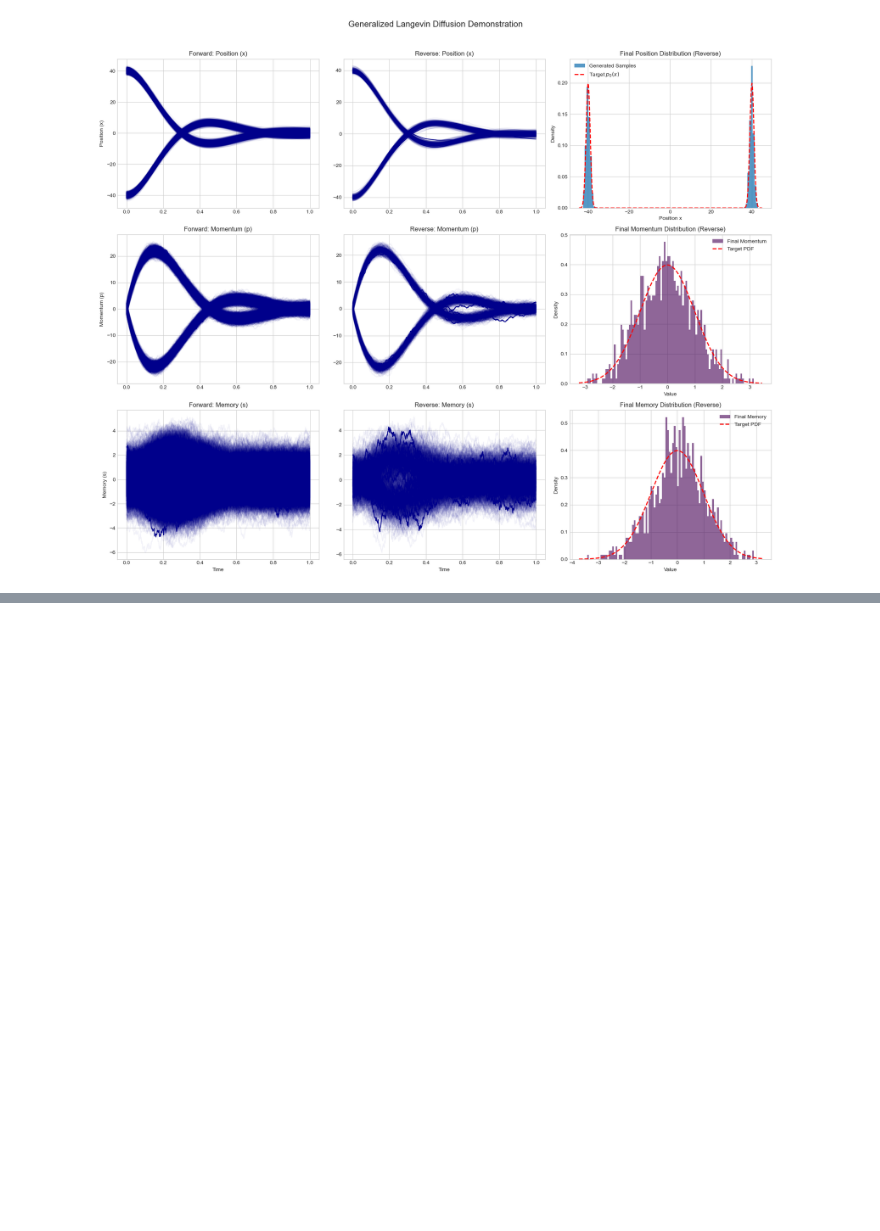
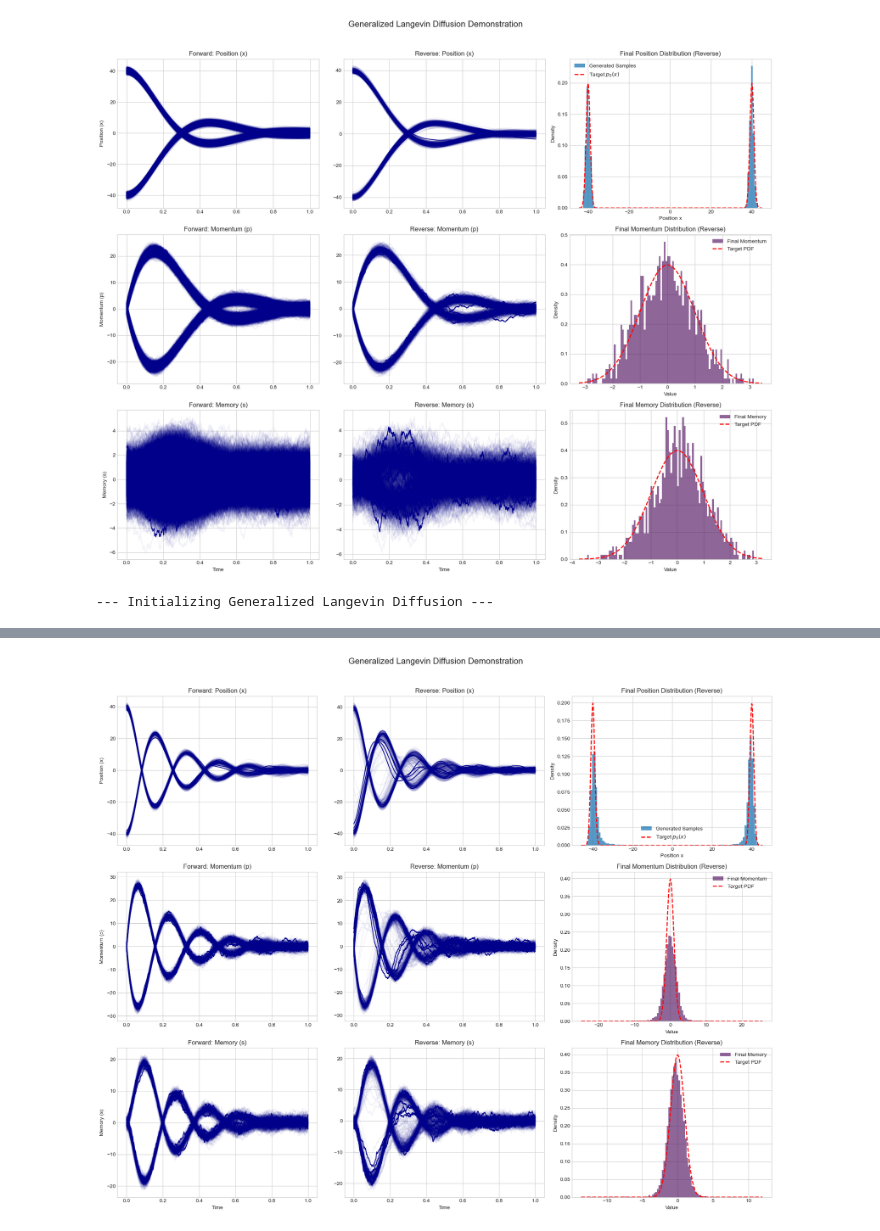
Before and after one commit to rajit906/GeneralizedLangevinDiffusion, a Jupyter notebook: gld/gmm/train.ipynb, the cells around one changed output, grey strips where cells are left out. Drawn from its saved outputs; the diff is of its cells as text; code cells hidden in the pictures; blank space fills up the shorter version.

```diff
--- a/gld/gmm/train.ipynb
+++ b/gld/gmm/train.ipynb
@@ -187,3 +187,52 @@ n_plot, n_hist = 5000, 1000
 _ = gld.run_demonstration(n_plot, n_hist, score_model=None)
 # %% [output]
 [figure]
+# %%
+# Increase beta to 24 * sqrt(M) here.
+import os
+import torch
+import matplotlib.pyplot as plt
+from diffusion.gld import GeneralizedLangevinDiffusion
+from models import GLDScoreNetwork
+
+# --- Define Gaussian Mixture Model (GMM) parameters ---
+GMM_PARAMS = {
+    "weights": [0.5, 0.5],
+    "means": [-40., 40.],
+    "stds": [1., 1.]
+}
+n_plot, n_hist = 500, 10000
+
+# --- Initialize GLD ---
+gld = GeneralizedLangevinDiffusion(GMM_PARAMS, inttype= 'sscs2', gamma=1., lambda_val=1., c_val=0.9, M=1., n_steps=1000)
+save_dir = "checkpoints/gld"
+checkpoint_path = f"{save_dir}/score_net_final.pt"
+train = True
+if train:
+    os.makedirs(save_dir, exist_ok=True)
+    model, losses = gld.train_score_network_hsm(
+        GLDScoreNetwork, n_epochs=25, batch_size=128, lr=1e-4
+    )
+
+    torch.save(model.state_dict(), checkpoint_path)
+
+    plt.figure(figsize=(8, 5))
+    plt.plot(range(1, len(losses)+1), losses, lw=2)
+    plt.xlabel("Epoch")
+    plt.ylabel("MSE Loss")
+    plt.title("GLD Hybrid Score Matching Loss")
+    plt.grid(True, alpha=0.3)
+    plt.savefig(os.path.join(save_dir, "training_loss.png"))
+    plt.close()
+
+    print("Training complete. Model + loss plot saved in", save_dir)
+
+loaded_model = GLDScoreNetwork()
+loaded_model.load_state_dict(torch.load(checkpoint_path))
+loaded_model.eval()
+
+print("Checkpoint loaded successfully.")
+
+_ = gld.run_demonstration(n_plot, n_hist, score_model=loaded_model)
+# %% [output]
+--- Initializing Generalized Langevin Diffusion ---
@@ -189,0 +256 @@ _ = gld.run_demonstration(n_plot, n_hist, score_model=None)
+[figure, added]
```
Also changed, not shown: parts of 1 cell of this notebook, 3 other files.
